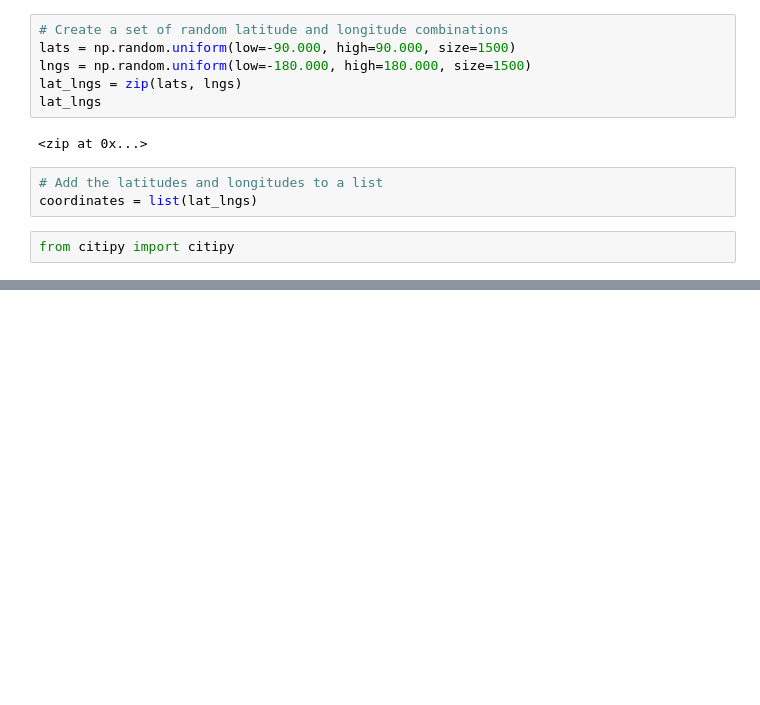
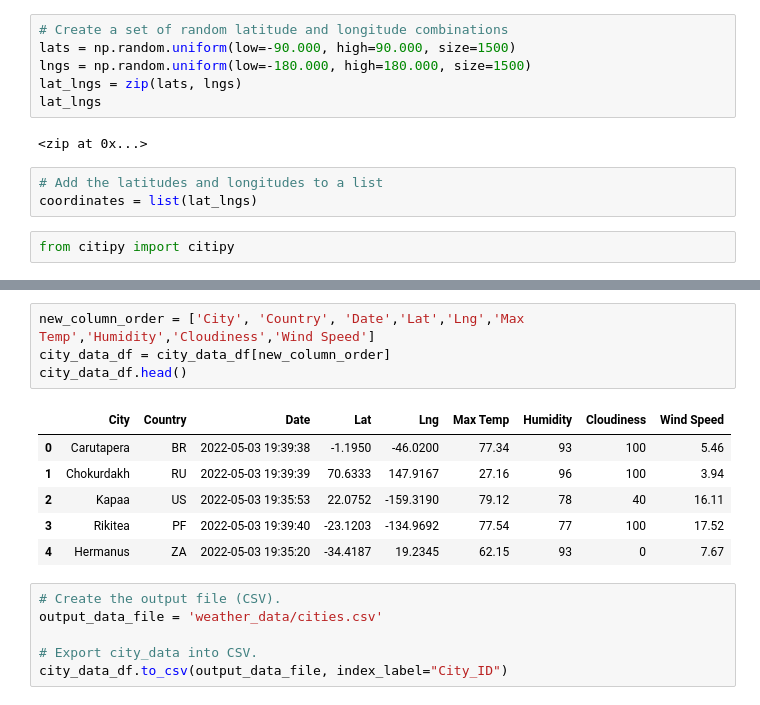
Before and after one commit to klnbenedicto/World_Weather_Analysis, a Jupyter notebook: WeatherPy.ipynb, the cells around one changed output, grey strips where cells are left out. Saved outputs shown, nothing was run; the diff lists cells and outputs as text; blank space fills up the shorter version.

```diff
--- a/WeatherPy.ipynb
+++ b/WeatherPy.ipynb
@@ -34,0 +151,17 @@ len(cities)
+# %%
+new_column_order = ['City', 'Country', 'Date','Lat','Lng','Max Temp','Humidity','Cloudiness','Wind Speed']
+city_data_df = city_data_df[new_column_order]
+city_data_df.head()
+# %% [output]
+|  | City | Country | Date | Lat | Lng | Max Temp | Humidity | Cloudiness | Wind Speed |
+| 0 | Carutapera | BR | 2022-05-03 19:39:38 | -1.1950 | -46.0200 | 77.34 | 93 | 100 | 5.46 |
+| 1 | Chokurdakh | RU | 2022-05-03 19:39:39 | 70.6333 | 147.9167 | 27.16 | 96 | 100 | 3.94 |
+| 2 | Kapaa | US | 2022-05-03 19:35:53 | 22.0752 | -159.3190 | 79.12 | 78 | 40 | 16.11 |
+| 3 | Rikitea | PF | 2022-05-03 19:39:40 | -23.1203 | -134.9692 | 77.54 | 77 | 100 | 17.52 |
+| 4 | Hermanus | ZA | 2022-05-03 19:35:20 | -34.4187 | 19.2345 | 62.15 | 93 | 0 | 7.67 |
+# %%
+# Create the output file (CSV).
+output_data_file = 'weather_data/cities.csv'
+
+# Export city_data into CSV.
+city_data_df.to_csv(output_data_file, index_label="City_ID")
```
Also changed, not shown: parts of 5 cells of this notebook, 4 other files.
